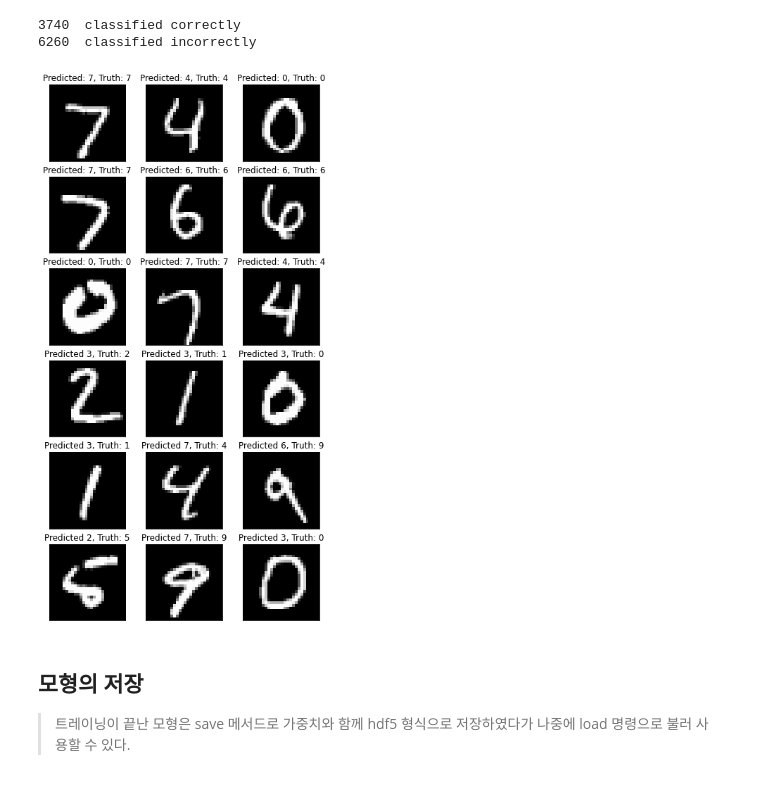
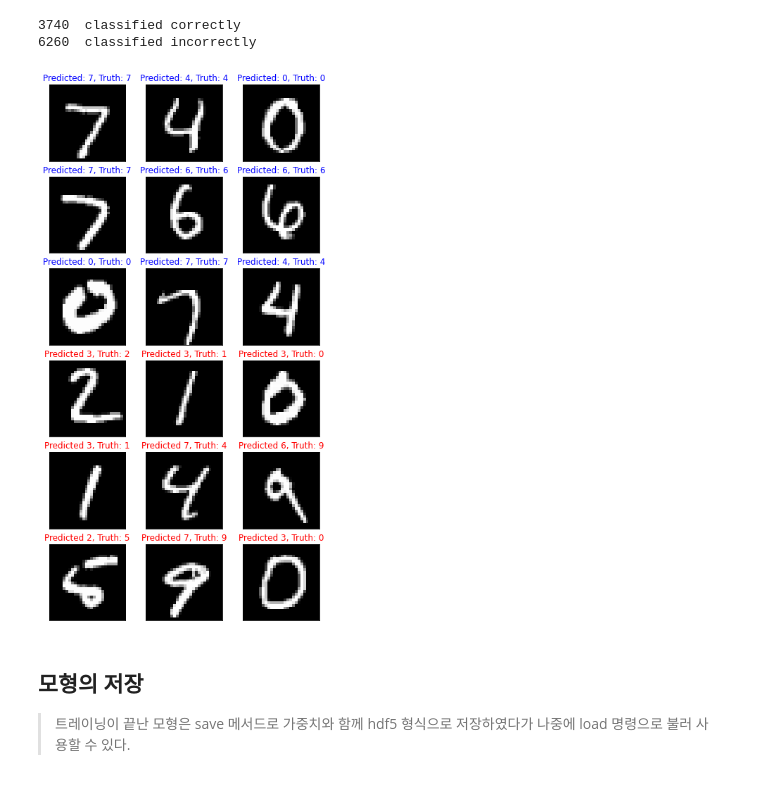
Before and after one commit to SALRIGO/pdm04, a Jupyter notebook: py-tensorflow/tf2_3_mnist_NN.ipynb, the cells around one changed output. Cells and saved outputs as stored; diff of their text form; code cells hidden in the pictures.

```diff
--- a/py-tensorflow/tf2_3_mnist_NN.ipynb
+++ b/py-tensorflow/tf2_3_mnist_NN.ipynb
@@ -415,34 +410,34 @@ print(len(incorrect_indices)," classified incorrectly")
 # %%
 # adapt figure size to accomodate 18 subplots 코드 다시 확인
 plt.rcParams['figure.figsize'] = (7,14)
 
 figure_evaluation = plt.figure()
 
 # plot 9 correct predictions
 for i, correct in enumerate(correct_indices[:9]):
     plt.subplot(6,3,i+1)
     plt.imshow(X_test[correct].reshape(28,28), cmap='gray', interpolation='none')
     plt.title(
       "Predicted: {}, Truth: {}".format(y_pred[correct],
-                                        y_test0[correct],
-                                        color = 'bule'))
+                                        y_test0[correct]),
+              color = 'blue')
     plt.xticks([])
     plt.yticks([])
 
 # plot 9 incorrect predictions
 for i, incorrect in enumerate(incorrect_indices[:9]):
     plt.subplot(6,3,i+10)
     plt.imshow(X_test[incorrect].reshape(28,28), cmap='gray', interpolation='none')
     plt.title(
       "Predicted {}, Truth: {}".format(y_pred[incorrect],
-                                       y_test0[incorrect],
-                                       color = 'red'))
+                                       y_test0[incorrect]),
+              color = 'red')
     plt.xticks([])
     plt.yticks([])
 
 # figure_evaluation
 # %% [output]
-[figure, old version]
+[figure, new version]
 # %% [markdown]
 ## 모형의 저장
 
```
Also changed, not shown: parts of 11 cells of this notebook.
